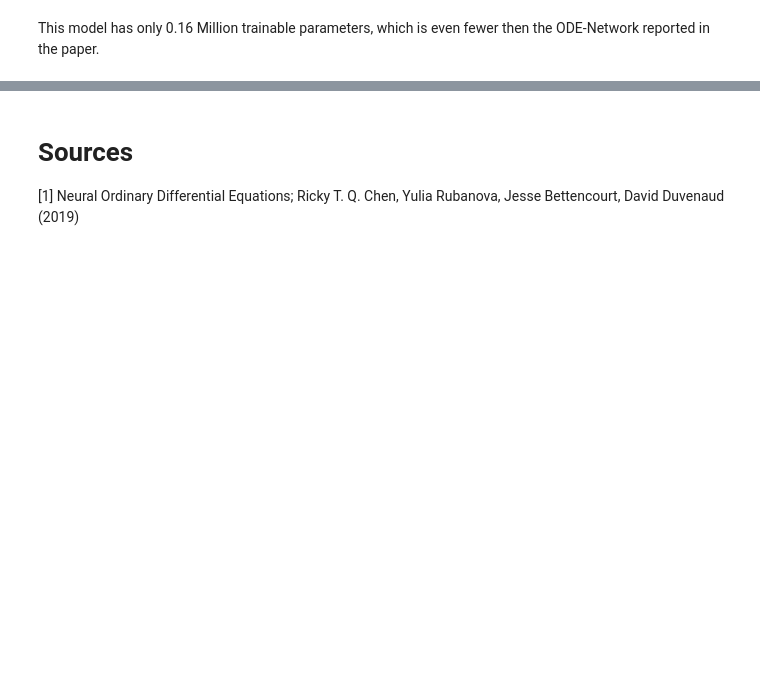
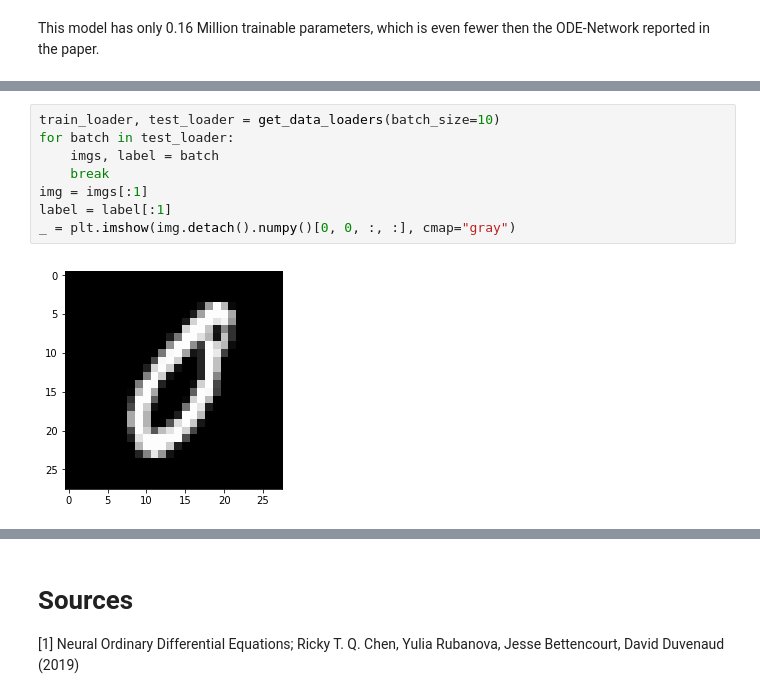
Before and after one commit to rauwuckl/HardareSeminarImpl, a Jupyter notebook: Demo.ipynb, the cells around one changed output, grey strips where cells are left out. Cells and saved outputs as stored; diff of their text form; blank space fills up the shorter version.

```diff
--- a/Demo.ipynb
+++ b/Demo.ipynb
@@ -203,0 +135,10 @@ some Parameters were different
+# %%
+train_loader, test_loader = get_data_loaders(batch_size=10)
+for batch in test_loader:
+    imgs, label = batch
+    break
+img = imgs[:1]
+label = label[:1]
+_ = plt.imshow(img.detach().numpy()[0, 0, :, :], cmap="gray")
+# %% [output]
+[figure, added]
```
Also changed, not shown: parts of 21 cells of this notebook, 1 other file.
